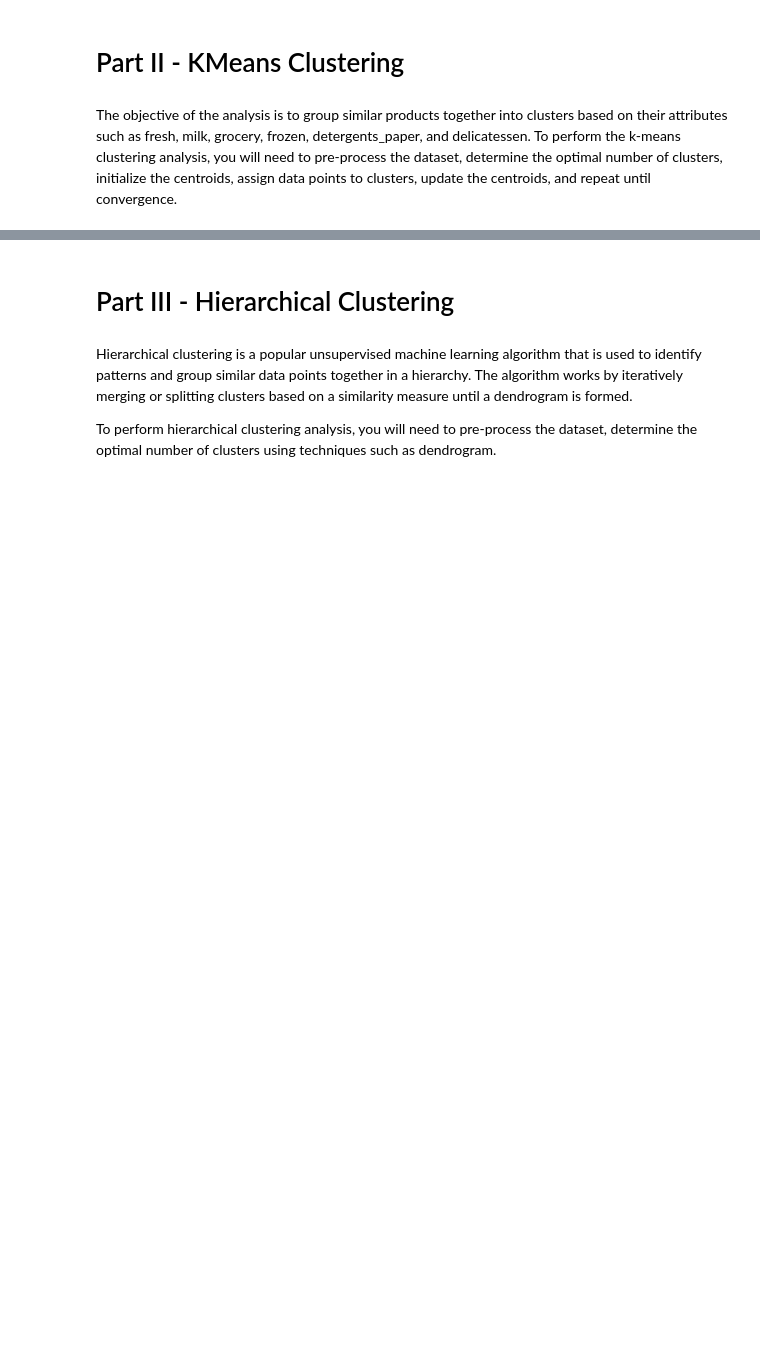
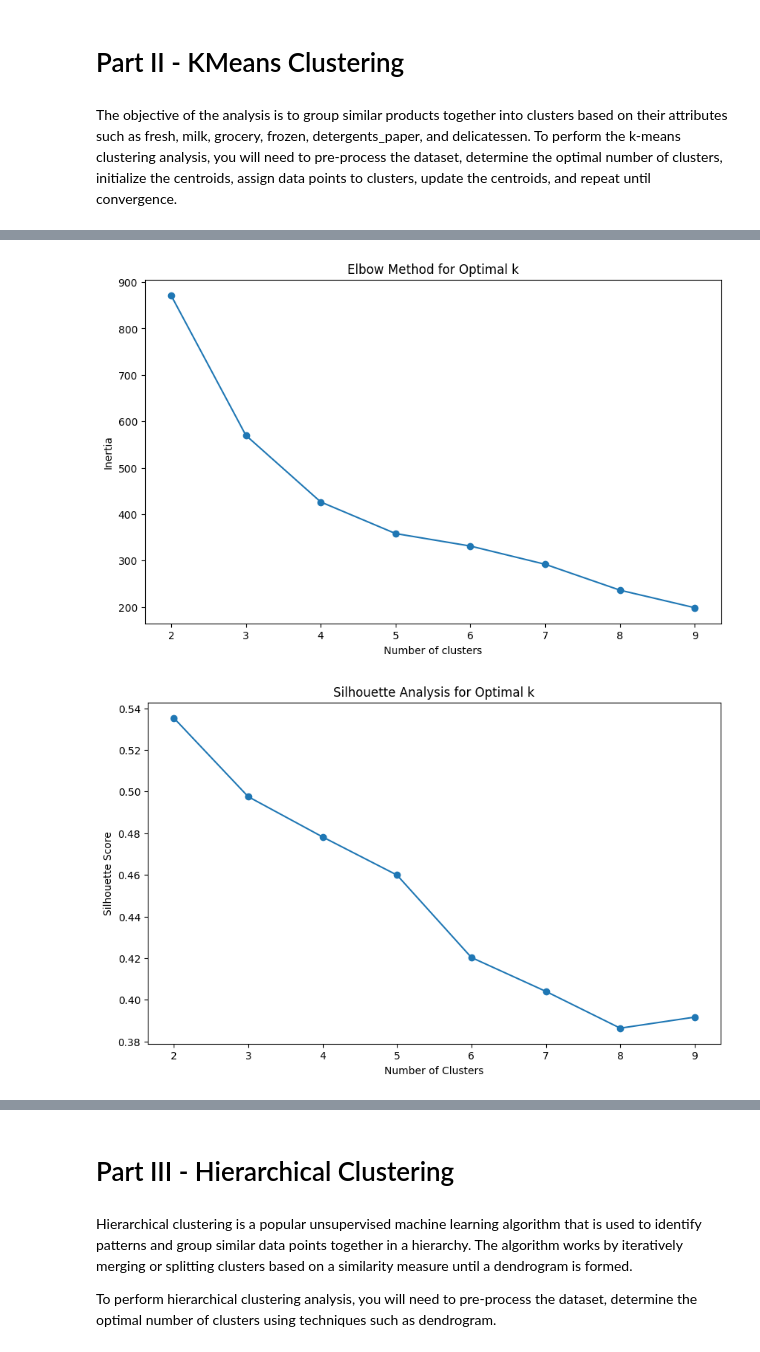
Before and after one commit to MezzyMez/ml-project-unsupervised-learning, a Jupyter notebook: Unsupervised_Learning_Project.ipynb, the cells around one changed output, grey strips where cells are left out. Saved outputs shown, nothing was run; the diff lists cells and outputs as text; code cells hidden in the pictures; blank space fills up the shorter version.

```diff
--- a/Unsupervised_Learning_Project.ipynb
+++ b/Unsupervised_Learning_Project.ipynb
@@ -254,0 +204,50 @@ plt.show()
+# %%
+from sklearn.cluster import KMeans
+from sklearn.metrics import silhouette_score
+
+# Determine optimal number of clusters using the Elbow method
+inertia = []
+for i in range(2, 10):
+    kmeans = KMeans(n_clusters=i, random_state=0)
+    kmeans.fit(principal_df)
+    inertia.append(kmeans.inertia_)
+
+plt.figure(figsize=(10, 6))
+plt.plot(range(2, 10), inertia, marker='o')
+plt.title('Elbow Method for Optimal k')
+plt.xlabel('Number of clusters')
+plt.ylabel('Inertia')
+plt.show()
+
+# Silhouette analysis
+silhouette_scores = []
+for n_clusters in range(2, 10):
+    kmeans = KMeans(n_clusters=n_clusters, random_state=0)
+    cluster_labels = kmeans.fit_predict(principal_df)
+    silhouette_avg = silhouette_score(principal_df, cluster_labels)
+    silhouette_scores.append(silhouette_avg)
+
+plt.figure(figsize=(10, 6))
+plt.plot(range(2, 10), silhouette_scores, marker='o')
+plt.title('Silhouette Analysis for Optimal k')
+plt.xlabel('Number of Clusters')
+plt.ylabel('Silhouette Score')
+plt.show()
+
+
+# Loop through different numbers of clusters and visualize the results
+for n_clusters in range(2, 10):
+    kmeans = KMeans(n_clusters=n_clusters, random_state=0)
+    cluster_labels = kmeans.fit_predict(principal_df)
+
+    plt.figure(figsize=(8, 6))
+    plt.scatter(principal_df['principal component 1'], principal_df['principal component 2'], c=cluster_labels, cmap='viridis')
+    plt.scatter(kmeans.cluster_centers_[:, 0], kmeans.cluster_centers_[:, 1], s=300, c='red', label='Centroids')
+    plt.xlabel('Principal Component 1')
+    plt.ylabel('Principal Component 2')
+    plt.title(f'KMeans Clustering with k={n_clusters}')
+    plt.legend()
+    plt.show()
+# %% [output]
+[figure, added]
+[figure, added]
```
Also changed, not shown: parts of 12 cells of this notebook, 4 other files.
